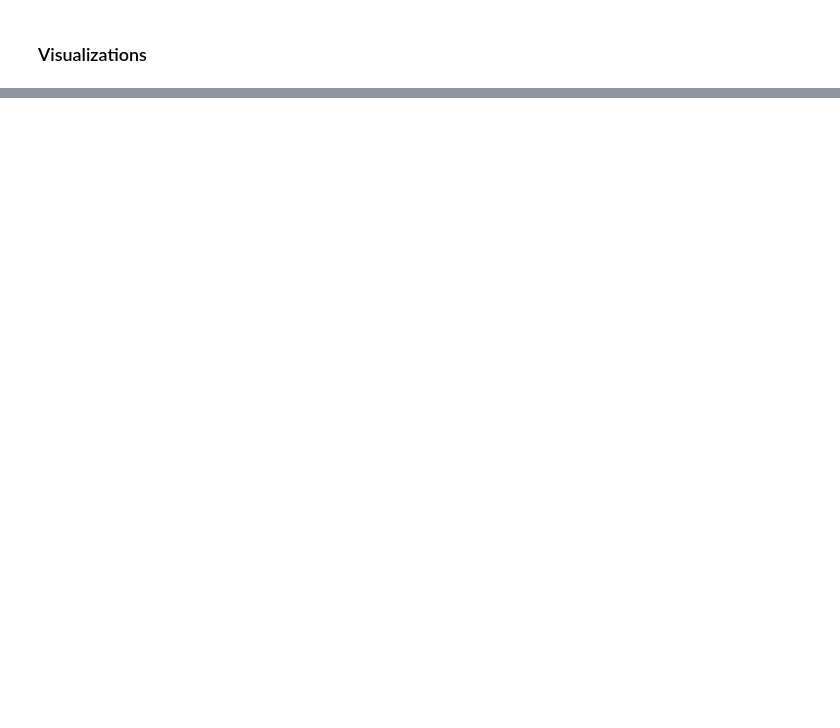
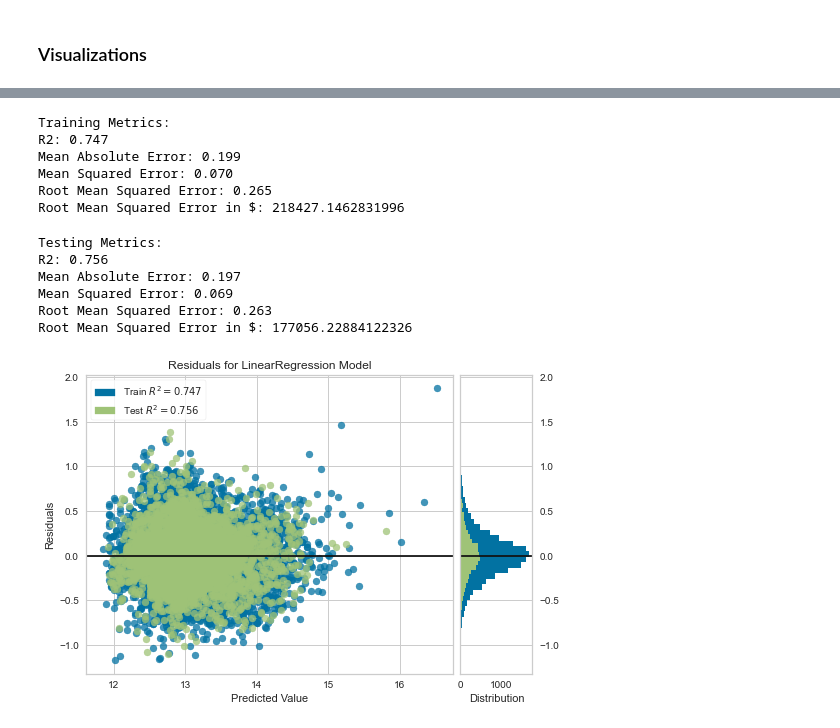
Before and after one commit to aliceagrawal/King-County-House-Sales, a Jupyter notebook: Alice Notebook.ipynb, the cells around one changed output, grey strips where cells are left out. Cells and saved outputs as stored; diff of their text form; code cells hidden in the pictures; blank space fills up the shorter version.

Commit message:
final model added

```diff
--- a/Alice Notebook.ipynb
+++ b/Alice Notebook.ipynb
@@ -1249,0 +1254,18 @@ strong multicollinearity or other numerical problems.
+# %%
+keep_cols = ['ohe__x0_EXCELLENT', 'ohe__x0_FAIR', 'ohe__x0_GOOD',
+       'ohe__x1_Fair', 'ohe__x1_Good', 'ohe__x1_Very Good',
+       'ohe__x2_5', 'ohe__x2_6', 'ohe__x2_8', 'ohe__x2_9',
+       'ohe__x2_10', 'ohe__x2_11', 'ohe__x2_12', 'ohe__x2_13',
+       'ohe__x3_Bellevue', 'ohe__x3_Black Diamond', 'ohe__x3_Bothell',
+       'ohe__x3_Carnation', 'ohe__x3_Duvall', 'ohe__x3_Fall City',
+        'ohe__x3_Issaquah', 'ohe__x3_Kenmore',
+       'ohe__x3_Kent', 'ohe__x3_Kirkland', 'ohe__x3_Maple Valley',
+       'ohe__x3_Medina', 'ohe__x3_Mercer Island', 'ohe__x3_North Bend',
+       'ohe__x3_Redmond', 'ohe__x3_Renton', 'ohe__x3_Sammamish',
+       'ohe__x3_Seattle', 'ohe__x3_Snoqualmie', 'ohe__x3_Vashon', 'sqft_living',
+        'sqft_lot', 'bathrooms_per_bedroom']
+X_train5 = X_train_enc[keep_cols]
+X_test5=X_test_enc[keep_cols]
+model5= LinearRegression()
+
+model5.fit(X_train5, y_train)
@@ -1249,0 +1295,49 @@ strong multicollinearity or other numerical problems.
+# %%
+print("Training Metrics:")
+# R2
+print(f"R2: {r2_score(y_train, train_preds):.3f}")
+# MAE
+print(f"Mean Absolute Error: {mean_absolute_error(y_train, train_preds):.3f}")
+# MSE
+print(f"Mean Squared Error: {mean_squared_error(y_train, train_preds):.3f}")
+# RMSE - just MSE but set squared=False
+print(f"Root Mean Squared Error: {mean_squared_error(y_train, train_preds, squared=False):.3f}")
+# RMSE - just MSE but set squared=False
+print(f"Root Mean Squared Error in $: {mean_squared_error(np.exp(y_train), np.exp(train_preds), squared=False)}")
+# %% [output]
+Training Metrics:
+R2: 0.747
+Mean Absolute Error: 0.199
+Mean Squared Error: 0.070
+Root Mean Squared Error: 0.265
+Root Mean Squared Error in $: 218427.1462831996
+# %%
+print("Testing Metrics:")
+# R2
+print(f"R2: {r2_score(y_test, test_preds):.3f}")
+# MAE
+print(f"Mean Absolute Error: {mean_absolute_error(y_test, test_preds):.3f}")
+# MSE
+print(f"Mean Squared Error: {mean_squared_error(y_test, test_preds):.3f}")
+# RMSE - just MSE but set squared=False
+print(f"Root Mean Squared Error: {mean_squared_error(y_test, test_preds, squared=False):.3f}")
+# RMSE - just MSE but set squared=False
+print(f"Root Mean Squared Error in $: {mean_squared_error(np.exp(y_test), np.exp(test_preds), squared=False)}")
+# %% [output]
+Testing Metrics:
+R2: 0.756
+Mean Absolute Error: 0.197
+Mean Squared Error: 0.069
+Root Mean Squared Error: 0.263
+Root Mean Squared Error in $: 177056.22884122326
+# %%
+
+
+visualizer = ResidualsPlot(model5)
+
+visualizer.fit(X_train5, y_train)  # Fit the training data to the visualizer
+visualizer.score(X_test5, y_test)  # Evaluate the model on the test data
+visualizer.show()
+plt.show()
+# %% [output]
+[figure, added]
```
Also changed, not shown: parts of 6 cells of this notebook.
